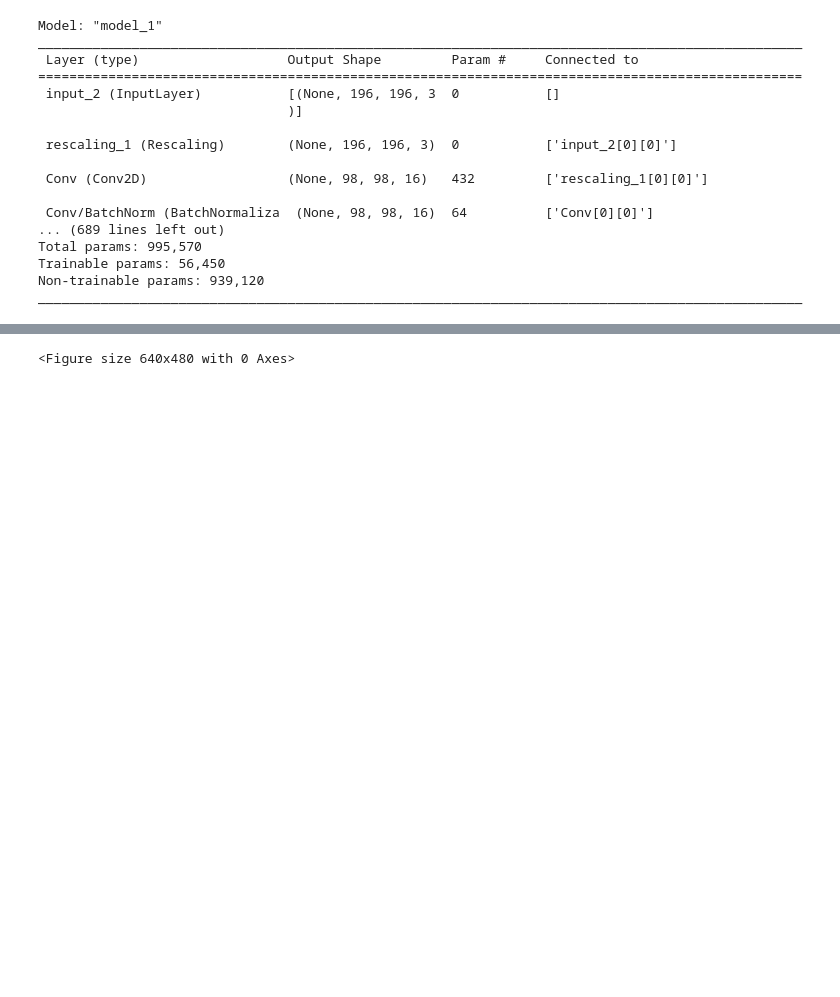
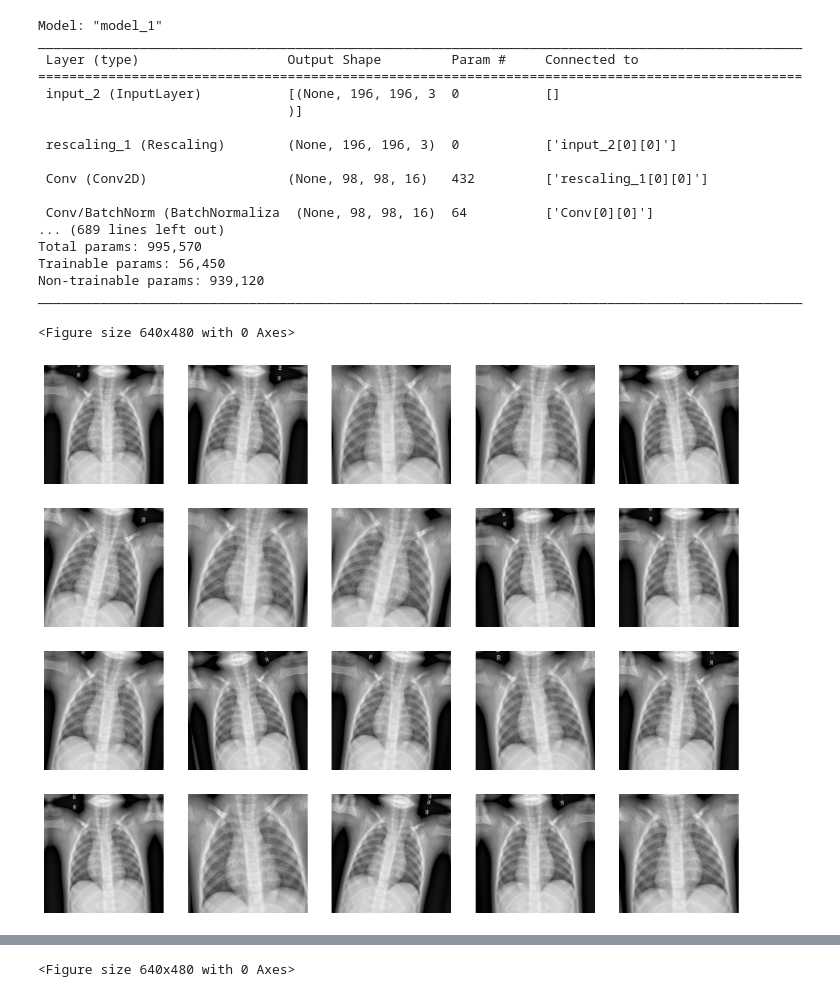
Before and after one commit to diegofemello/ImageClassificationWithPython, a Jupyter notebook: mobile_net_tcc.ipynb, the cells around one changed output, grey strips where cells are left out. Saved outputs shown, nothing was run; the diff lists cells and outputs as text; code cells hidden in the pictures; blank space fills up the shorter version.

```diff
--- a/mobile_net_tcc.ipynb
+++ b/mobile_net_tcc.ipynb
@@ -232,0 +228,24 @@ model = tf.keras.Sequential([
+# %%
+# Plotando imagens com Data Augmentation
+
+def plot_dataset_data_augmentation(dataset):
+    plt.gcf().clear()
+    plt.figure(figsize=(15, 15))
+
+    for features, _ in dataset.take(1):
+        feature = features[0]
+
+        for i in range(20):
+            feature_data_augmentation = data_augmentation(
+                feature, training=True)
+
+            plt.subplot(5, 5, i + 1)
+            plt.axis('off')
+
+            plt.imshow(feature_data_augmentation.numpy().astype('uint8'))
+
+
+plot_dataset_data_augmentation(dataset_treinamento)
+# %% [output]
+<Figure size 640x480 with 0 Axes>
+[figure, added]
```
Also changed, not shown: parts of 3 cells of this notebook.
